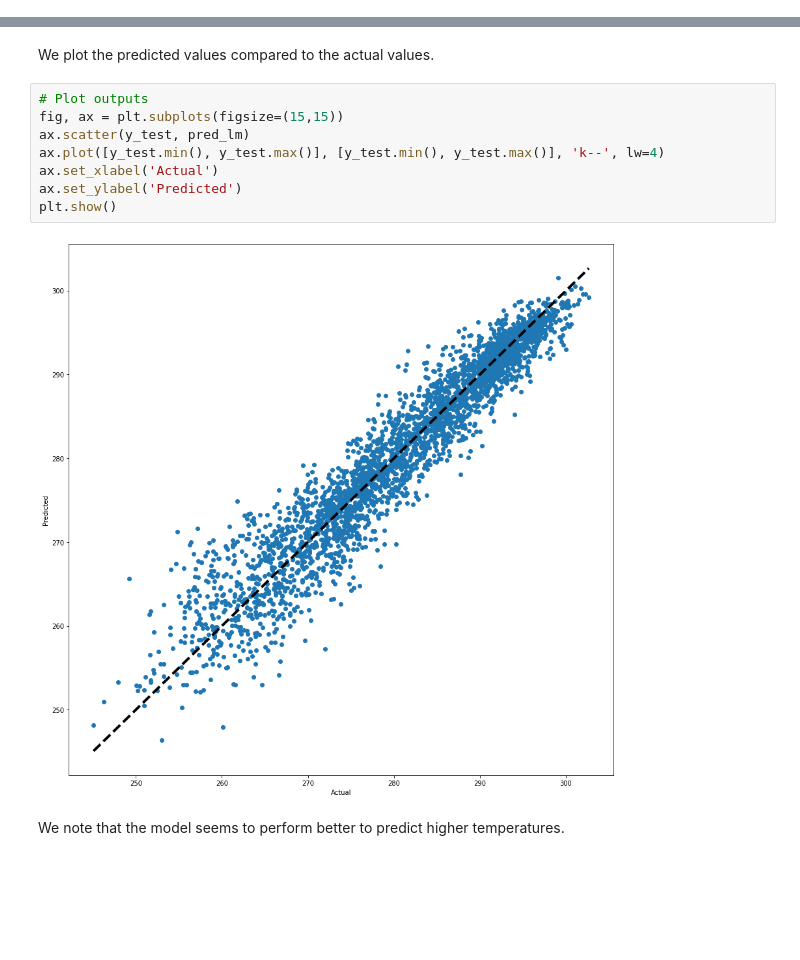
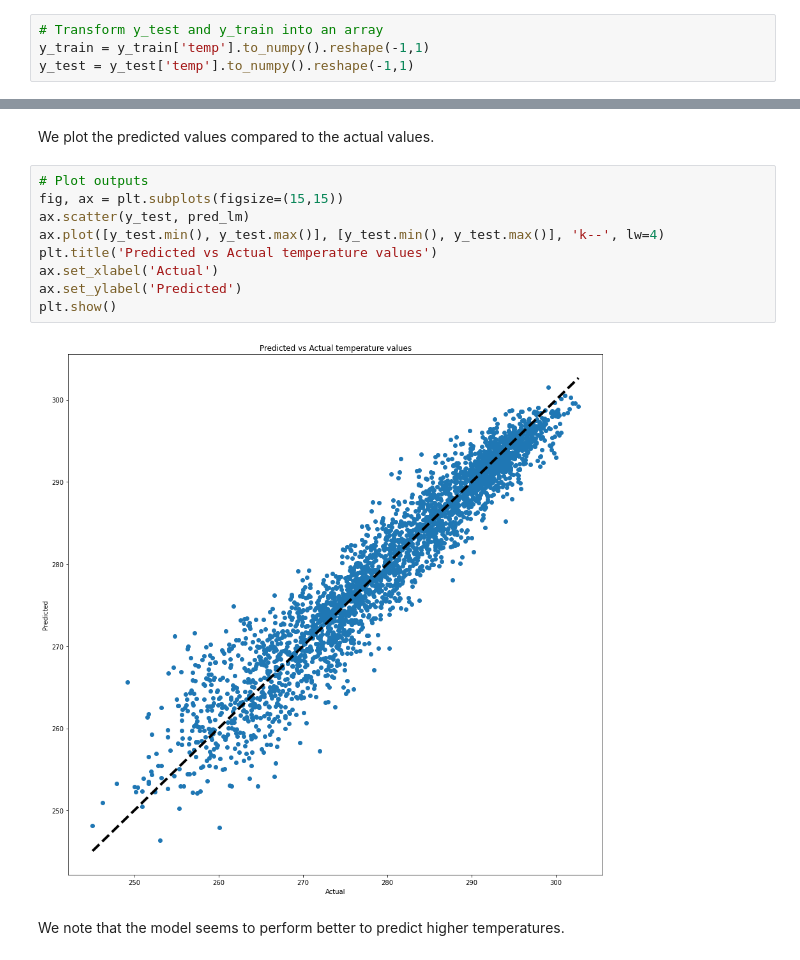
Before and after one commit to louispthi/weatherpredict, a Jupyter notebook: lin_reg/weather_lin_reg_model.ipynb, the cells around one changed output, grey strips where cells are left out. Cells and saved outputs as stored; diff of their text form; blank space fills up the shorter version.

```diff
--- a/lin_reg/weather_lin_reg_model.ipynb
+++ b/lin_reg/weather_lin_reg_model.ipynb
@@ -147,6 +149,10 @@ Median Absolute Error: 2.10 degrees celsius
 ### Linear Regression model
 # %% [markdown]
 We fit a linear regression model on our training set.
+# %%
+# Transform y_test and y_train into an array
+y_train = y_train['temp'].to_numpy().reshape(-1,1)
+y_test = y_test['temp'].to_numpy().reshape(-1,1)
 # %%
 lm = LinearRegression()
 model_lm = lm.fit(X_train, y_train)
@@ -175,13 +199,14 @@ We plot the predicted values compared to the actual values.
 # %%
 # Plot outputs
 fig, ax = plt.subplots(figsize=(15,15))
 ax.scatter(y_test, pred_lm)
 ax.plot([y_test.min(), y_test.max()], [y_test.min(), y_test.max()], 'k--', lw=4)
+plt.title('Predicted vs Actual temperature values')
 ax.set_xlabel('Actual')
 ax.set_ylabel('Predicted')
 plt.show()
 # %% [output]
-[figure, old version]
+[figure, new version]
 # %% [markdown]
 We note that the model seems to perform better to predict higher temperatures.
 # %% [markdown]
```
Also changed, not shown: parts of 22 cells of this notebook.
